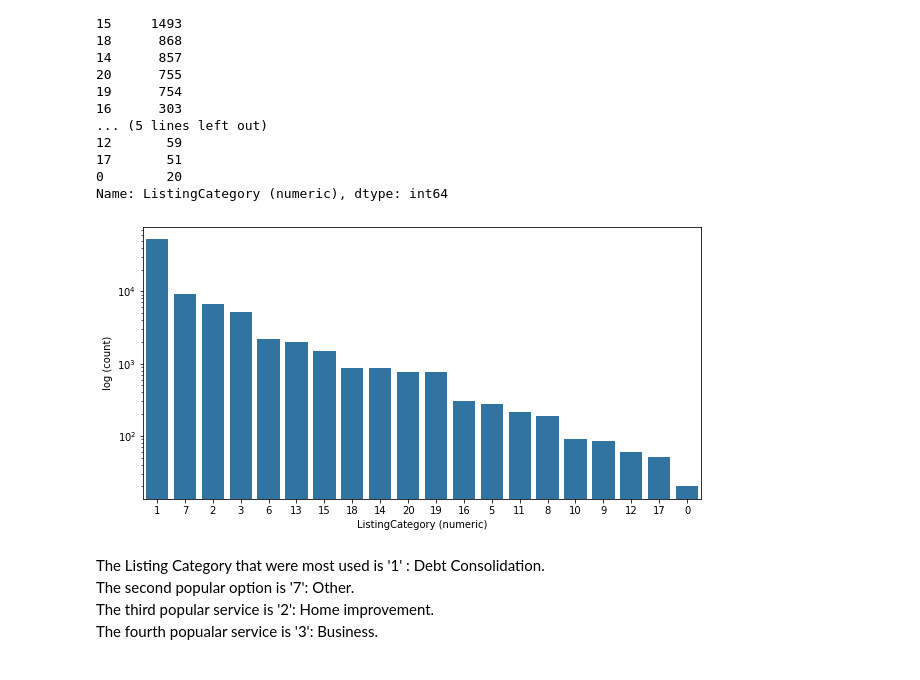
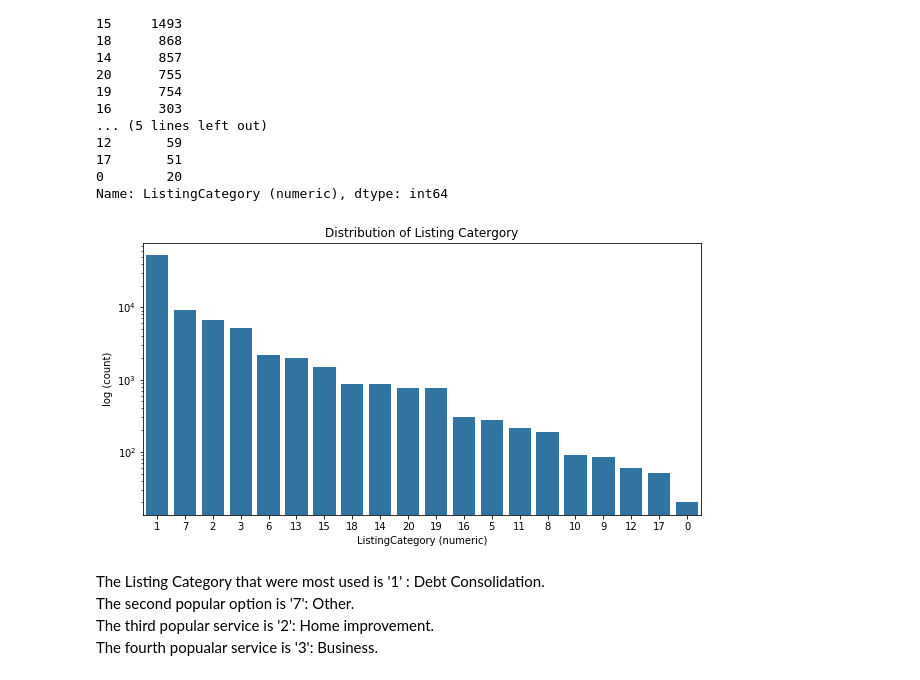
Before and after one commit to huonghuynh93/Data--Visualization, a Jupyter notebook: Exploration.ipynb, the cells around one changed output. Drawn from its saved outputs; the diff is of its cells as text; code cells hidden in the pictures.

```diff
--- a/Exploration.ipynb
+++ b/Exploration.ipynb
@@ -161,13 +179,16 @@ ValidLoan['ListingCategory (numeric)'].value_counts()
 0        20
 Name: ListingCategory (numeric), dtype: int64
 # %%
+# Set the figure's size
 plt.figure(figsize = [10, 5])
 cat_order= ValidLoan['ListingCategory (numeric)'].value_counts().index
 sns.countplot(data=ValidLoan, x='ListingCategory (numeric)',color=base_color,order=cat_order)
+# Set x,y label and title
 plt.yscale('log')
-plt.ylabel('log (count)');
+plt.ylabel('log (count)')
+plt.title('Distribution of Listing Catergory');
 # %% [output]
-[figure, old version]
+[figure, new version]
 # %% [markdown]
 The Listing Category that were most used is '1' : Debt Consolidation. <br> The second popular option is '7': Other. <br> The third popular service is '2': Home improvement. <br> The fourth popualar service is '3': Business.
 # %% [markdown]
```
Also changed, not shown: parts of 18 cells of this notebook, 3 other files.
